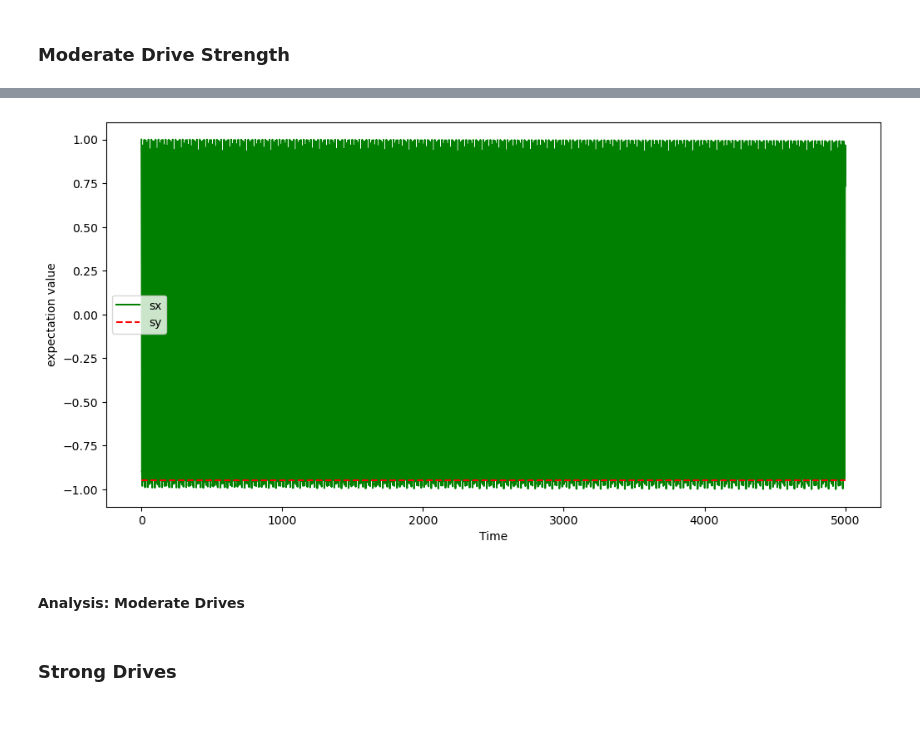
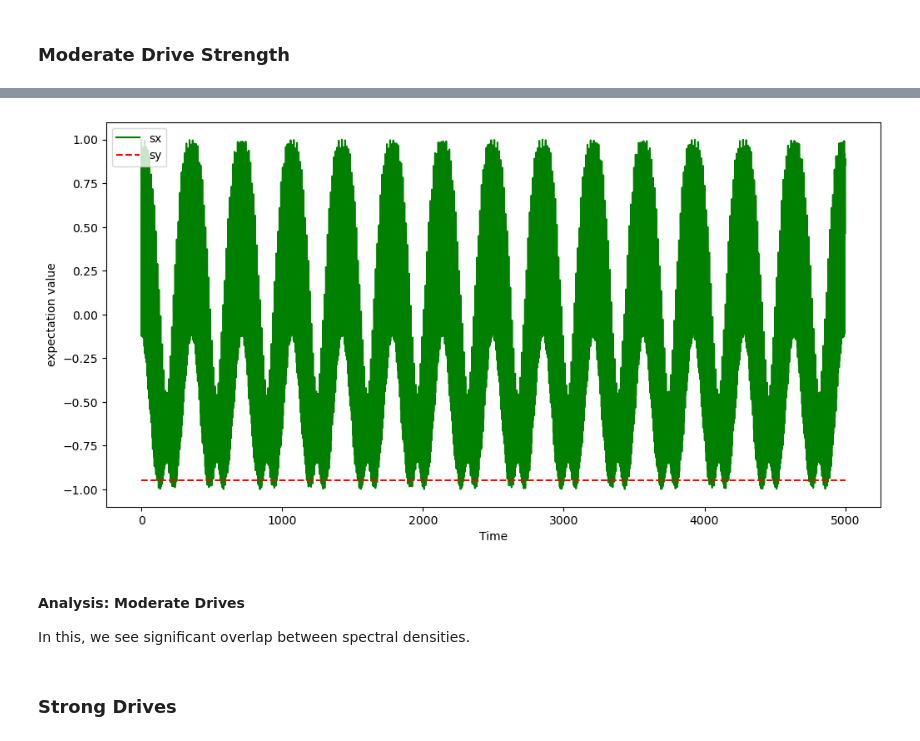
Before and after one commit to lchladek/subharmonic-resonances, a Jupyter notebook: drive-experiments/drive-strengths.ipynb, the cells around one changed output, grey strips where cells are left out. Cells and saved outputs as stored; diff of their text form; code cells hidden in the pictures.

```diff
--- a/drive-experiments/drive-strengths.ipynb
+++ b/drive-experiments/drive-strengths.ipynb
@@ -232,22 +238,25 @@ Spectral Peaks by Drive Strength:
 # %%
 # Playground - Moderate Drive Strengths:
 
 # MODIFY ONLY THE BELOW LINE ------
-rabi_strength = np.pi * 0.2
+rabi_strength = np.pi * 0.5513
 # MODIFY ONLY THE ABOVE LINE ------
 
+omega_d = rabi_strength / (2 * np.pi)
 _, _, sz_brwa_d = qubit_integrate_labframe(omega_0, omega_d, rabi, theta, psi0,"me", g1, g2)
 
 fig, ax = plt.subplots(figsize=(12,6))
 ax.plot(tlist, np.real(sz_brwa_d), 'g')
 ax.plot((np.min(tlist),np.max(tlist)),(-0.95, -0.95), 'r--' )
 ax.legend(("sx", "sy", "sz"))
 ax.set_xlabel('Time')
 ax.set_ylabel('expectation value');
 # %% [output]
-[figure, old version]
+[figure, new version]
 # %% [markdown]
 #### Analysis: Moderate Drives
+
+In this, we see significant overlap between spectral densities.
 # %% [markdown]
 ### Strong Drives
 # %%
```
Also changed, not shown: parts of 16 cells of this notebook.
